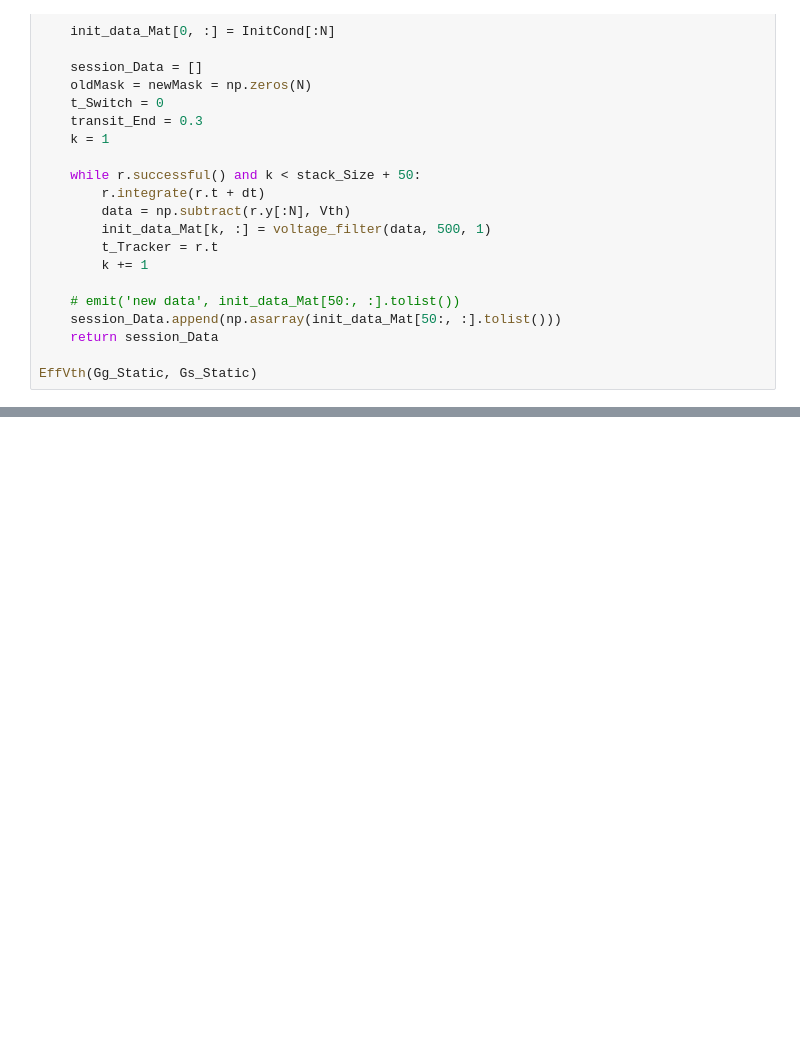
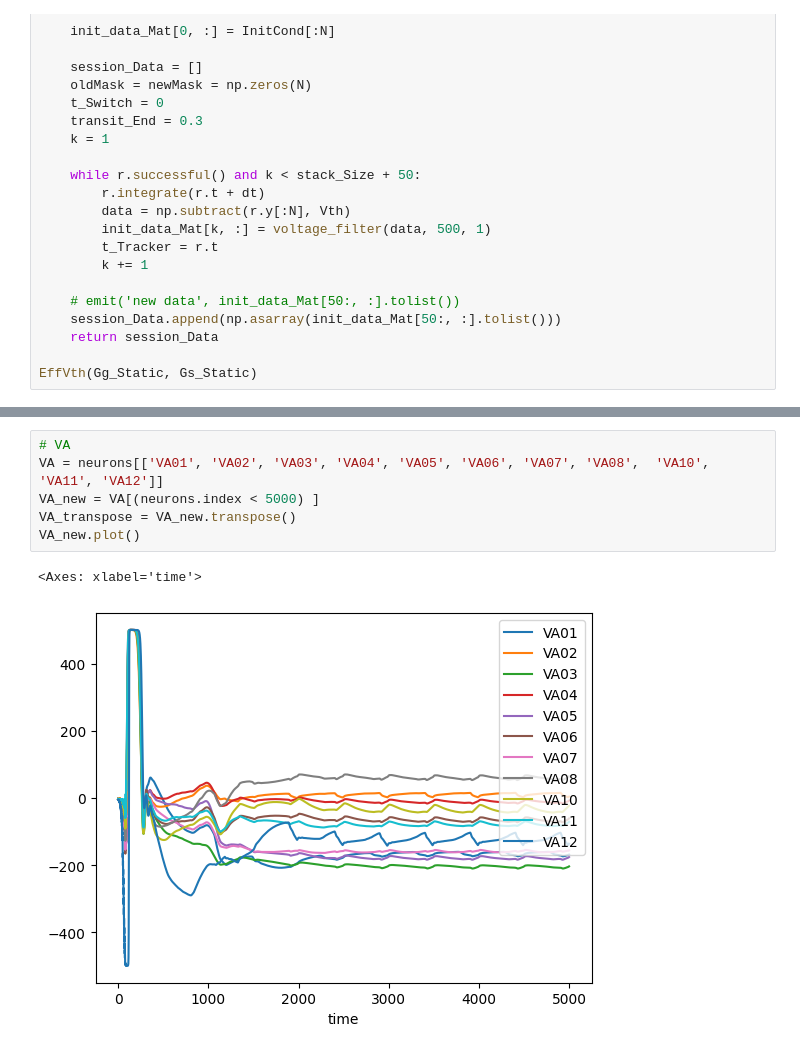
Before and after one commit to Banafshehkh/C.elegans-Control-Backbone, a Jupyter notebook: Stage3.ipynb, the cells around one changed output, grey strips where cells are left out. Cells and saved outputs as stored; diff of their text form; blank space fills up the shorter version.

```diff
--- a/Stage3.ipynb
+++ b/Stage3.ipynb
@@ -370,0 +489,9 @@ Vth Recalculated
+# %%
+# VA
+VA = neurons[['VA01', 'VA02', 'VA03', 'VA04', 'VA05', 'VA06', 'VA07', 'VA08',  'VA10', 'VA11', 'VA12']]
+VA_new = VA[(neurons.index < 5000) ]
+VA_transpose = VA_new.transpose()
+VA_new.plot()
+# %% [output]
+<Axes: xlabel='time'>
+[figure, added]
```
Also changed, not shown: parts of 21 cells of this notebook.
